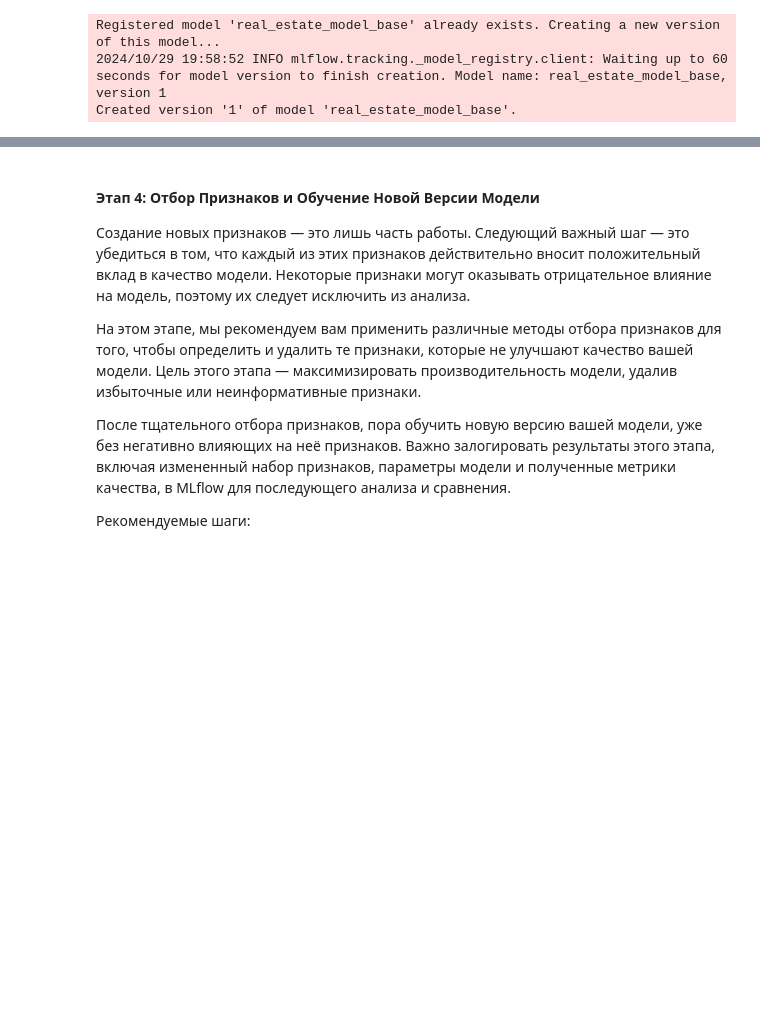
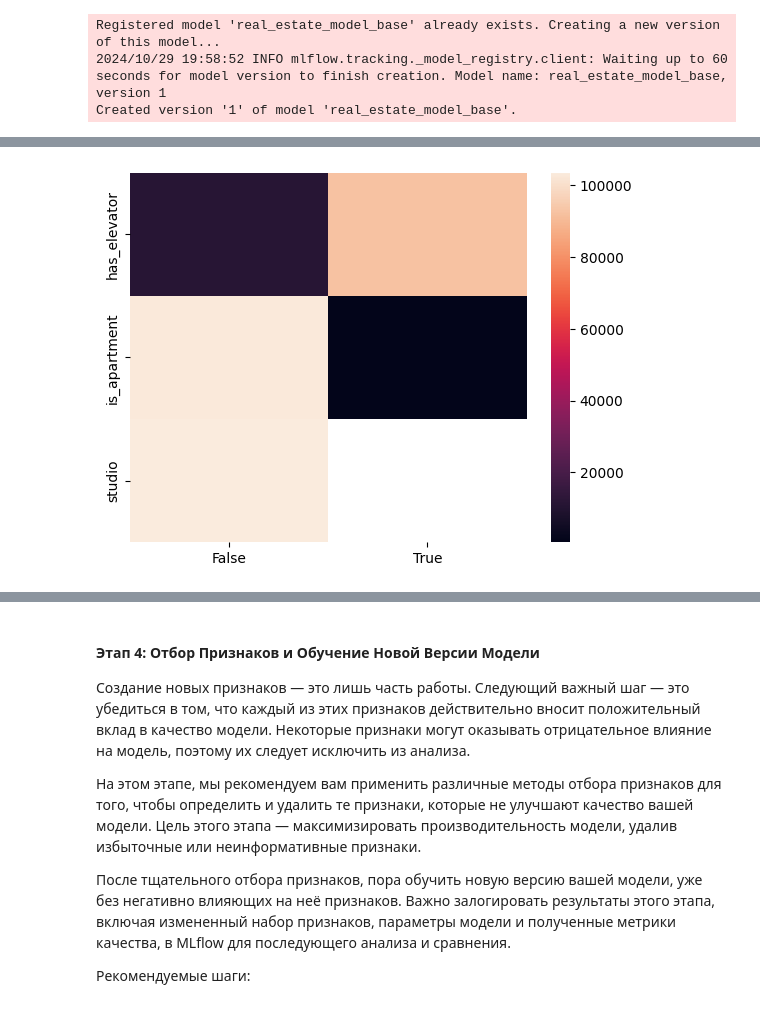
Before and after one commit to RumKam/mle-project-sprint-2-v001, a Jupyter notebook: model_improvement/project_sprint_2.ipynb, the cells around one changed output, grey strips where cells are left out. Cells and saved outputs as stored; diff of their text form; code cells hidden in the pictures; blank space fills up the shorter version.

```diff
--- a/model_improvement/project_sprint_2.ipynb
+++ b/model_improvement/project_sprint_2.ipynb
@@ -307,0 +396,14 @@ run_id_base = '1fd53fed6e9e463a8ce9b45e2a668890'
+# %%
+x = "id"
+binary_columns = [
+    "has_elevator",
+    "is_apartment",
+    "studio"
+]
+
+heat_df = df[binary_columns].apply(pd.Series.value_counts).T
+sns.heatmap(heat_df)
+
+plt.savefig(os.path.join(ASSETS_DIR, 'bool_features_heatmap'))
+# %% [output]
+[figure, added]
```
Also changed, not shown: parts of 39 cells of this notebook, 17 other files.
